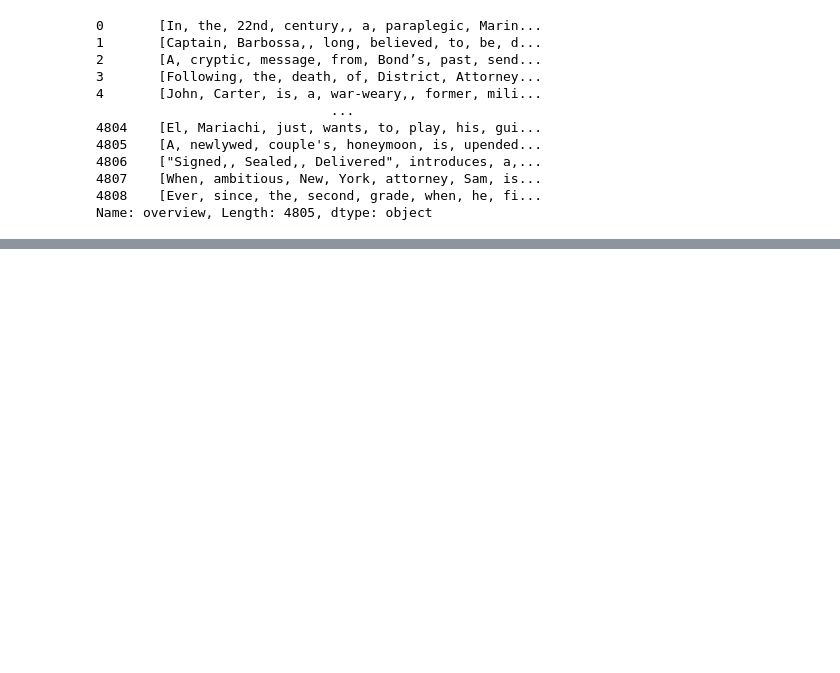
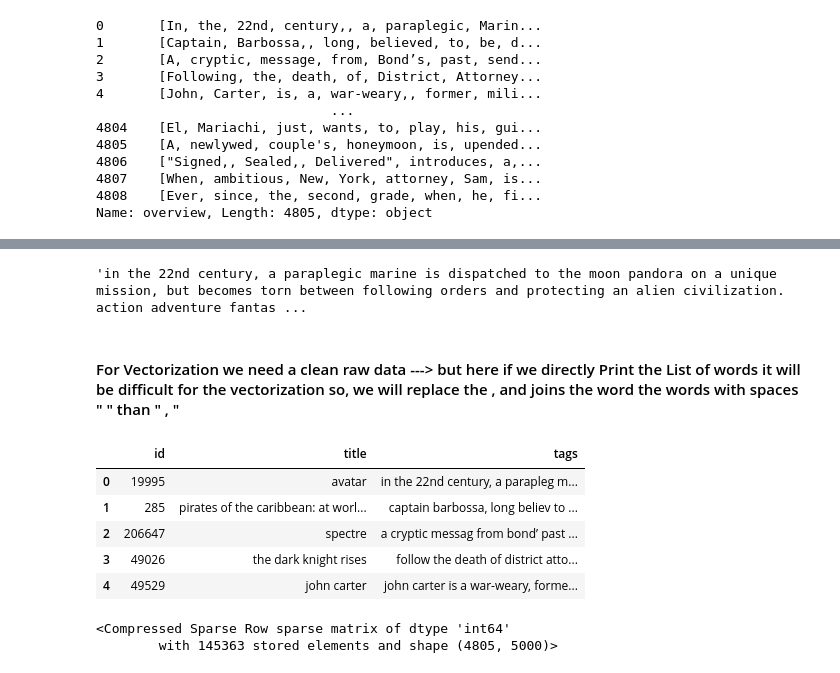
Before and after one commit to saileshchikkam/GEN-Ai, a Jupyter notebook: Natural Language Processing/Movie Recommendation System/movies.ipynb, the cells around one changed output, grey strips where cells are left out. Saved outputs shown, nothing was run; the diff lists cells and outputs as text; code cells hidden in the pictures; blank space fills up the shorter version.

```diff
--- a/Natural Language Processing/Movie Recommendation System/movies.ipynb
+++ b/Natural Language Processing/Movie Recommendation System/movies.ipynb
@@ -404,0 +457,2 @@ data.head()
+# %%
+ps = PorterStemmer()
@@ -404,0 +461,23 @@ data.head()
+# %%
+data['tags'][0] ## str format ---> list
+# %% [output]
+'in the 22nd century, a paraplegic marine is dispatched to the moon pandora on a unique mission, but becomes torn between following orders and protecting an alien civilization. action adventure fantas ...
+# %%
+def stemming(text):
+    L=[]
+    for i in text.split():
+        L.append(ps.stem(i))  ## stemming and appending it into the list
+    return " ".join(L)
+# %% [markdown]
+#### For Vectorization we need a clean raw data ---> but here if we directly Print the List of words it will be difficult for the vectorization so, we will replace the , and joins the word the words with spaces " " than " , "
+# %%
+data['tags'] = data['tags'].apply(stemming)
+# %%
+data.head()
+# %% [output]
+|  | id | title | tags |
+| 0 | 19995 | avatar | in the 22nd century, a parapleg m... |
+| 1 | 285 | pirates of the caribbean: at worl... | captain barbossa, long believ to ... |
+| 2 | 206647 | spectre | a cryptic messag from bond’ past ... |
+| 3 | 49026 | the dark knight rises | follow the death of district atto... |
+| 4 | 49529 | john carter | john carter is a war-weary, forme... |
@@ -404,0 +490,5 @@ data.head()
+# %%
+vectors ## we got sparse matrix ---> convert to numpy array
+# %% [output]
+<Compressed Sparse Row sparse matrix of dtype 'int64'
+        with 145363 stored elements and shape (4805, 5000)>
```
Also changed, not shown: parts of 25 cells of this notebook.
